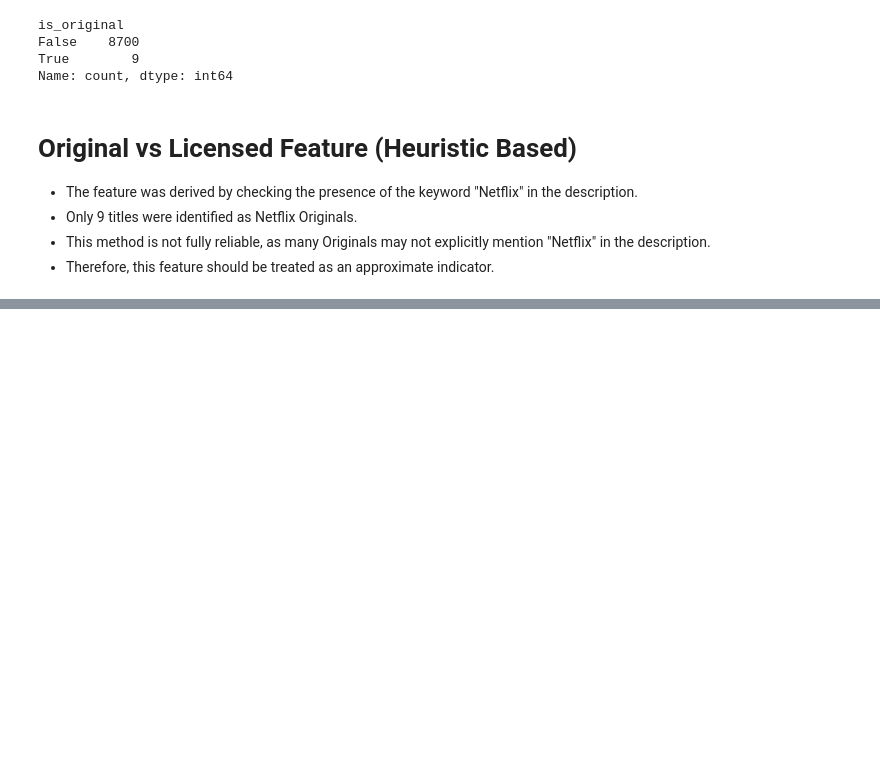
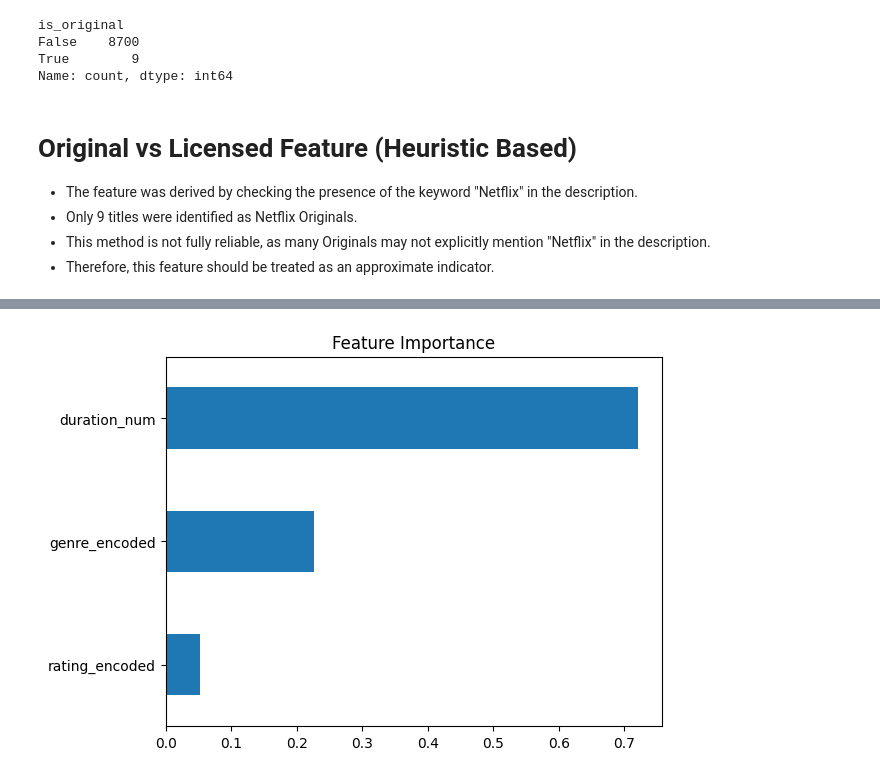
Before and after one commit to Sadiyashaikh15/Streamscope--Netflix, a Jupyter notebook: notebooks/milestone1_data_preparation.ipynb, the cells around one changed output, grey strips where cells are left out. Cells and saved outputs as stored; diff of their text form; code cells hidden in the pictures; blank space fills up the shorter version.

```diff
--- a/notebooks/milestone1_data_preparation.ipynb
+++ b/notebooks/milestone1_data_preparation.ipynb
@@ -314,0 +442,11 @@ Name: count, dtype: int64
+# %%
+df['type_encoded'] = df['type'].map({'Movie':0,'TV Show':1})
+# %%
+X = df[['duration_num','rating_encoded','genre_encoded']]
+y = df['type_encoded']
+# %%
+from sklearn.model_selection import train_test_split
+
+X_train,X_test,y_train,y_test = train_test_split(
+    X,y,test_size=0.2,random_state=42
+)
@@ -314,0 +484,17 @@ Name: count, dtype: int64
+# %%
+import pandas as pd
+import matplotlib.pyplot as plt
+
+importance = model.feature_importances_
+
+feature_importance = pd.Series(
+    importance,
+    index=X.columns
+)
+
+feature_importance.sort_values().plot(kind='barh')
+
+plt.title("Feature Importance")
+plt.show()
+# %% [output]
+[figure, added]
```
Also changed, not shown: parts of 24 cells of this notebook, 1 other file.
